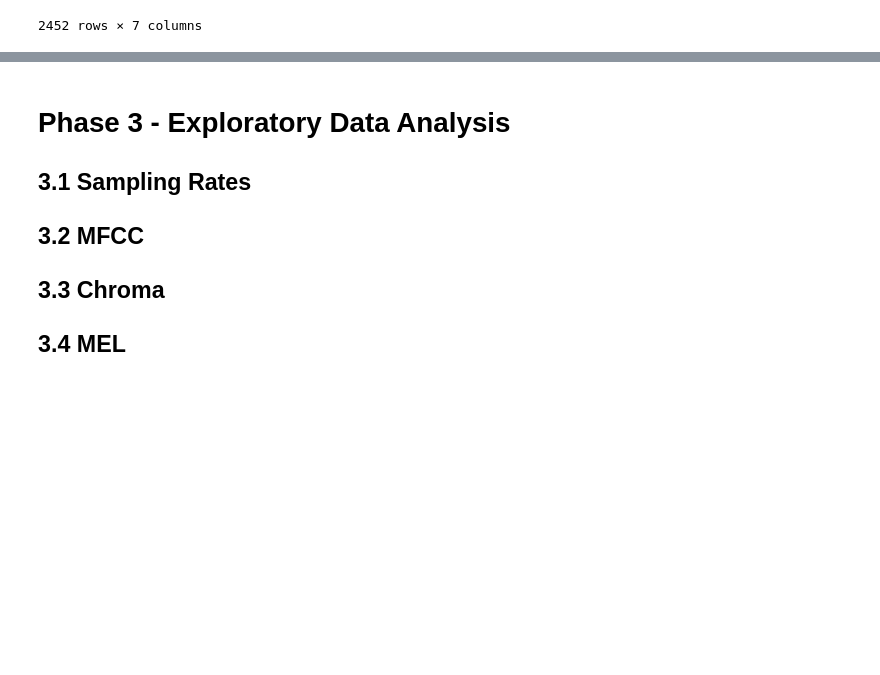
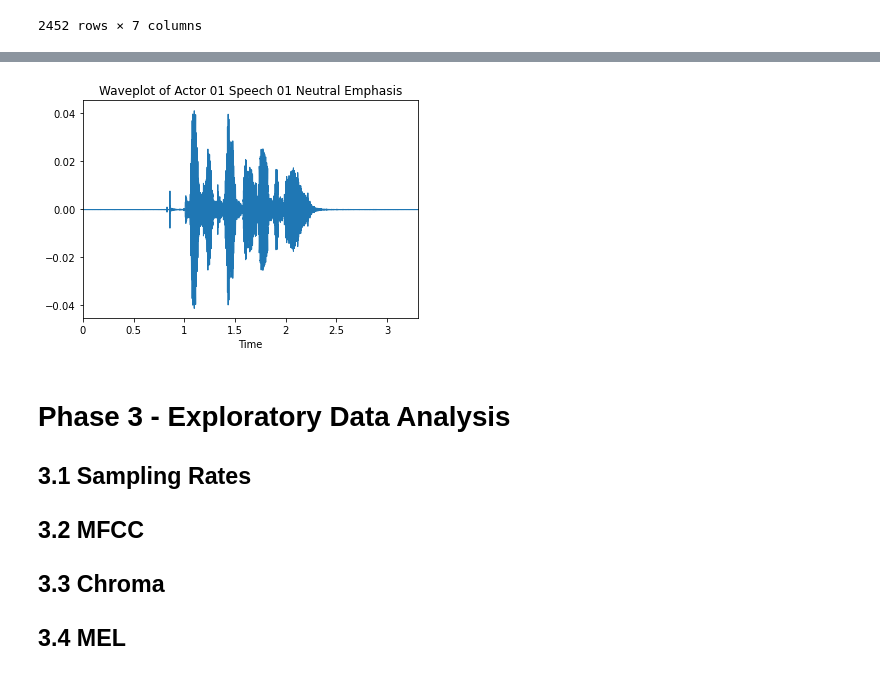
Before and after one commit to kduane/speech_emotion_recognition, a Jupyter notebook: EDA.ipynb, the cells around one changed output, grey strips where cells are left out. Saved outputs shown, nothing was run; the diff lists cells and outputs as text; code cells hidden in the pictures; blank space fills up the shorter version.

```diff
--- a/EDA.ipynb
+++ b/EDA.ipynb
@@ -170,3 +201,9 @@ s_df
+# %%
+y, sr = lb.load('data/Audio_Speech_Actors_01-24/Actor_01/03-01-01-01-01-01-01.wav')
+lb.display.waveplot(y, sr)
+plt.title('Waveplot of Actor 01 Speech 01 Neutral Emphasis');
+# %% [output]
+[figure, added]
 # %% [markdown]
 # Phase 3 - Exploratory Data Analysis
 
```
Also changed, not shown: parts of 5 cells of this notebook.
